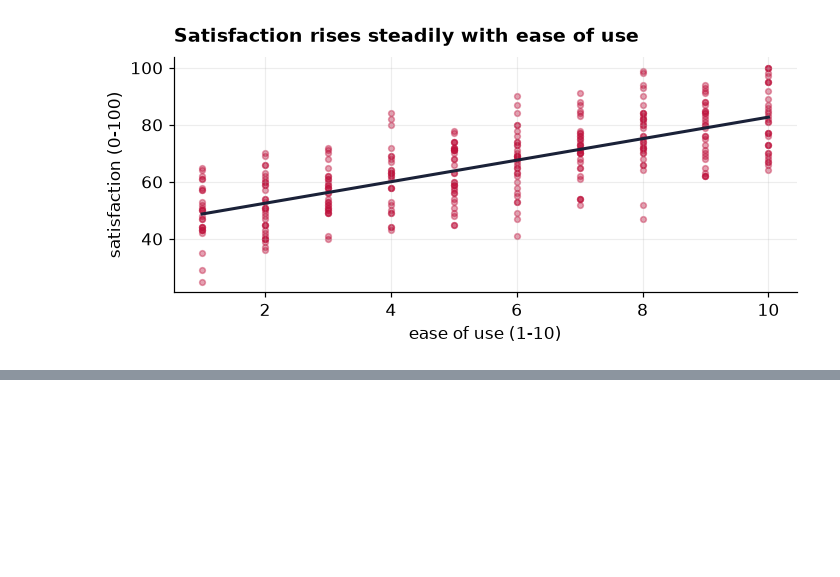
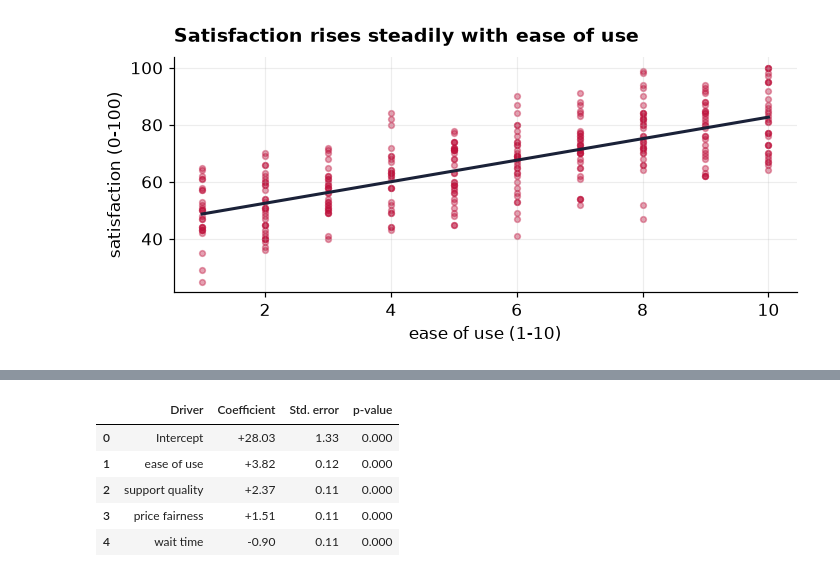
Before and after one commit to johnfisher-ai/Statistics-Data-Science-AI-Visual-Book, a Jupyter notebook: chapters/notebooks/communicating-insights--3-analytical-report.ipynb, the cells around one changed output, grey strips where cells are left out. Drawn from its saved outputs; the diff is of its cells as text; code cells hidden in the pictures; blank space fills up the shorter version.

```diff
--- a/chapters/notebooks/communicating-insights--3-analytical-report.ipynb
+++ b/chapters/notebooks/communicating-insights--3-analytical-report.ipynb
@@ -138,0 +60,13 @@ The analytical genre earns trust by showing its work: a coefficient table with s
+# %%
+tbl = pd.DataFrame({"Driver":[i.replace("_"," ") for i in model.params.index],
+                   "Coefficient":[f"{v:+.2f}" for v in model.params.values],
+                   "Std. error":[f"{v:.2f}" for v in model.bse.values],
+                   "p-value":[f"{v:.3f}" for v in model.pvalues.values]})
+tbl
+# %% [output]
+|  | Driver | Coefficient | Std. error | p-value |
+| 0 | Intercept | +28.03 | 1.33 | 0.000 |
+| 1 | ease of use | +3.82 | 0.12 | 0.000 |
+| 2 | support quality | +2.37 | 0.11 | 0.000 |
+| 3 | price fairness | +1.51 | 0.11 | 0.000 |
+| 4 | wait time | -0.90 | 0.11 | 0.000 |
```
Also changed, not shown: parts of 7 cells of this notebook, 15 other files.
